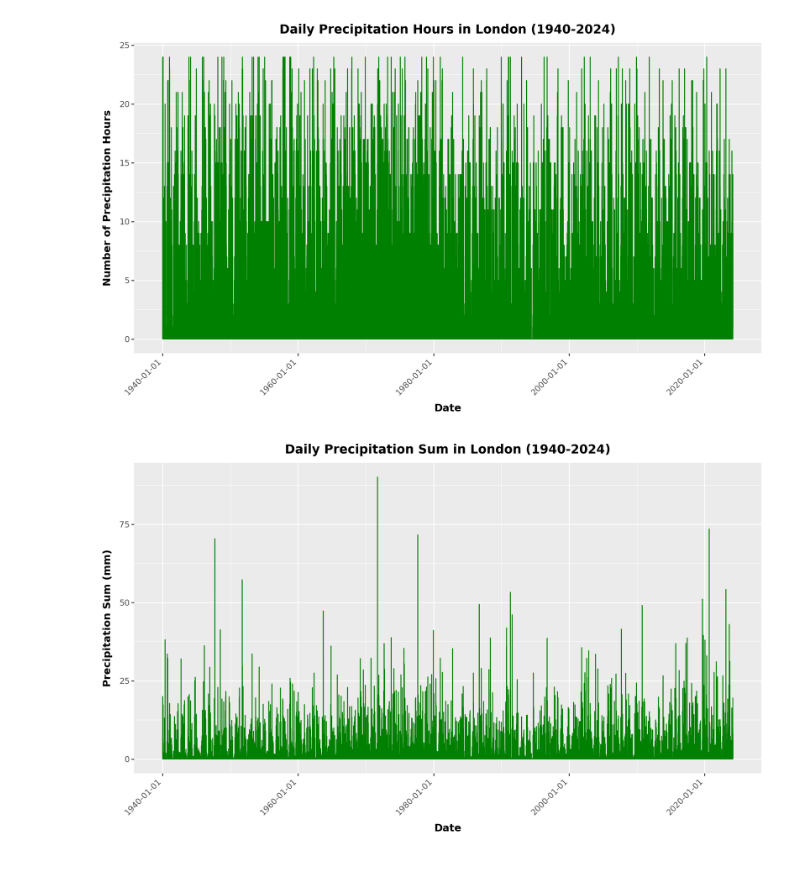
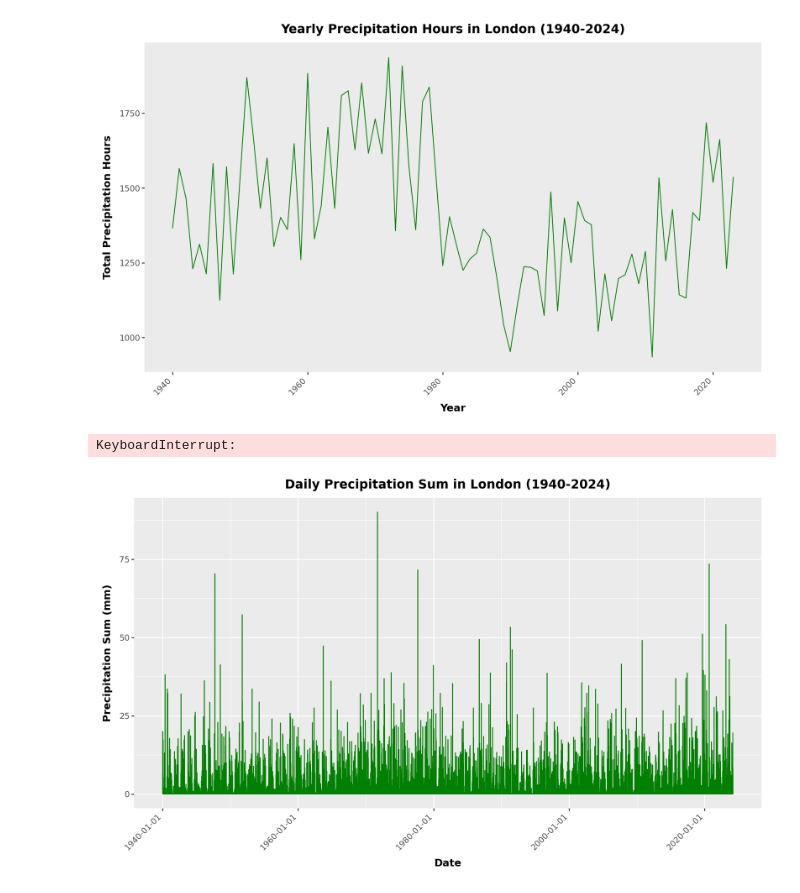
Before and after one commit to lse-ds105/ds105w-project-rubber-ducks, a Jupyter notebook: notebooks/NB02-Data_Analysis.ipynb, the cells around one changed output. Saved outputs shown, nothing was run; the diff lists cells and outputs as text; code cells hidden in the pictures.

```diff
--- a/notebooks/NB02-Data_Analysis.ipynb
+++ b/notebooks/NB02-Data_Analysis.ipynb
@@ -225,0 +6,2 @@ OpenMeteoRequestsError: {'reason': 'Hourly API request limit exceeded. Please tr
+# %%
+weather_df = pd.read_csv("../data/weather_data.csv")
@@ -226,13 +12,32 @@ OpenMeteoRequestsError: {'reason': 'Hourly API request limit exceeded. Please tr
+# %%
+london_weather_df = weather_df[weather_df['city'] == 'London']
+london_precipitation_plot_df = london_weather_df.loc[:,['date', 'precipitation_hours']]
+
+london_precipitation_plot_df['date'] = pd.to_datetime(london_precipitation_plot_df['date'])
+
+# Aggregate the data by year and calculate the total precipitation hours for each year
+london_precipitation_plot_df['year'] = london_precipitation_plot_df['date'].dt.year
+london_yearly_precipitation_plot_df = london_precipitation_plot_df.groupby('year')['precipitation_hours'].sum().reset_index()
+# %%
+# Plot the aggregated data
+plot = (ggplot(london_yearly_precipitation_plot_df) +
+        aes(x='year', y='precipitation_hours') +
+        geom_line(color='green') +
+        labs(title='Yearly Precipitation Hours in London (1940-2024)', x='Year', y='Total Precipitation Hours') +
+        theme(axis_text_x=element_text(angle=45, hjust=1),
+              axis_title=element_text(weight='bold'),
+              plot_title=element_text(weight='bold'),
+              panel_grid=element_blank()) +
+        theme(figure_size=(10, 6))  # Adjust the figure size
+       )
+
+# Displaying the plot
+plot.show()
+# %% [output]
+[figure, added]
 # %%
-
-from plotnine import ggplot, aes, geom_line, labs, theme, element_text
-from pandas.plotting import register_matplotlib_converters
-
-# Registering converters to avoid warning messages
-register_matplotlib_converters()
-
 # Creating a plot using Plotnine
-plot = (ggplot(daily_dataframe) +
+plot = (ggplot(london_precipitation_plot_df) +
         aes(x='date', y='precipitation_hours') +
         geom_line(color='green') +
         labs(title='Daily Precipitation Hours in London (1940-2024)', x='Date', y='Number of Precipitation Hours') +
@@ -243,9 +48,6 @@ plot = (ggplot(daily_dataframe) +
        )
 
 # Displaying the plot
-print(plot)
-
-from plotnine import ggplot, aes, geom_line, labs, theme, element_text
-from pandas.plotting import register_matplotlib_converters
+plot.show()
 # %% [output]
-[figure, removed]
+KeyboardInterrupt:
```
Also changed, not shown: parts of 18 cells of this notebook, 1 other file.
